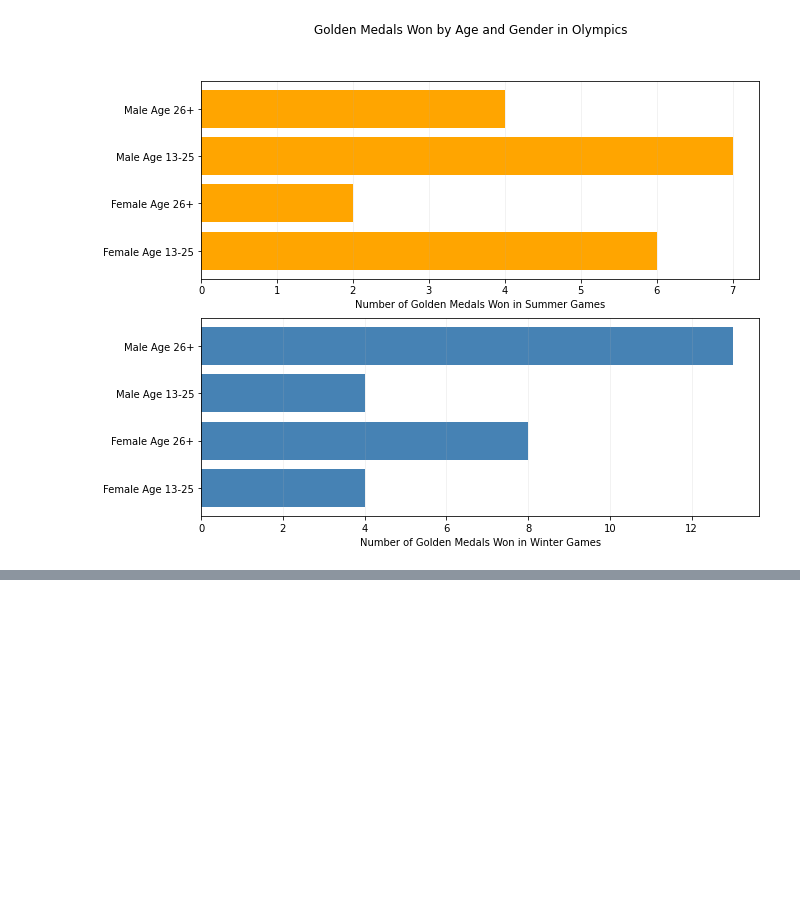
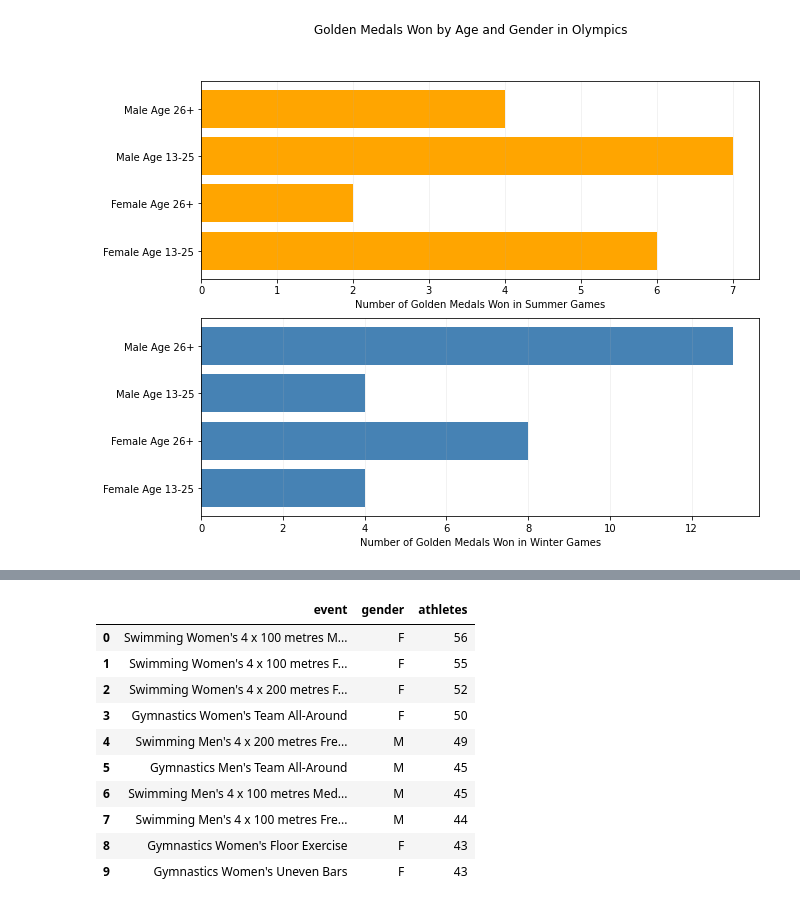
Before and after one commit to K-Z007/Data_Analysis_Olympics, a Jupyter notebook: olympics_pivot1.ipynb, the cells around one changed output, grey strips where cells are left out. Drawn from its saved outputs; the diff is of its cells as text; code cells hidden in the pictures; blank space fills up the shorter version.

Commit message:
Add new file and Exercise 2

```diff
--- a/olympics_pivot1.ipynb
+++ b/olympics_pivot1.ipynb
@@ -12,6 +9,7 @@ summer_games = pd.read_csv("summer_games.csv")
 winter_games = pd.read_csv("winter_games.csv")
 athletes = pd.read_csv("athletes.csv")
 countries = pd.read_csv("countries.csv")
+country_stats = pd.read_csv("country_stats.csv")
 # %%
 display(athletes.head(2))
 display(summer_games.head(2))
@@ -113,0 +122,7 @@ plt.show()
+# %%
+athlete_in_country_nobel = pd\
+  .concat([summer_games, winter_games], axis=0)\
+  .merge(athletes, left_on = 'athlete_id', right_on='id')\
+  .merge(country_stats, left_on='country_id', right_on='country_id')\
+  .loc[lambda df: ~df['nobel_prize_winners'].isna(), \
+       ['event', 'gender','athlete_id','nobel_prize_winners']]
@@ -113,0 +138,17 @@ plt.show()
+# %%
+event_gender_nobel = athlete_in_country_nobel.groupby(['event', 'gender'])['athlete_id'].nunique()\
+                        .rename('athletes').sort_values(ascending=False).reset_index().head(10)
+# %%
+event_gender_nobel
+# %% [output]
+|  | event | gender | athletes |
+| 0 | Swimming Women's 4 x 100 metres M... | F | 56 |
+| 1 | Swimming Women's 4 x 100 metres F... | F | 55 |
+| 2 | Swimming Women's 4 x 200 metres F... | F | 52 |
+| 3 | Gymnastics Women's Team All-Around | F | 50 |
+| 4 | Swimming Men's 4 x 200 metres Fre... | M | 49 |
+| 5 | Gymnastics Men's Team All-Around | M | 45 |
+| 6 | Swimming Men's 4 x 100 metres Med... | M | 45 |
+| 7 | Swimming Men's 4 x 100 metres Fre... | M | 44 |
+| 8 | Gymnastics Women's Floor Exercise | F | 43 |
+| 9 | Gymnastics Women's Uneven Bars | F | 43 |
```
Also changed, not shown: parts of 7 cells of this notebook, 2 other files.
